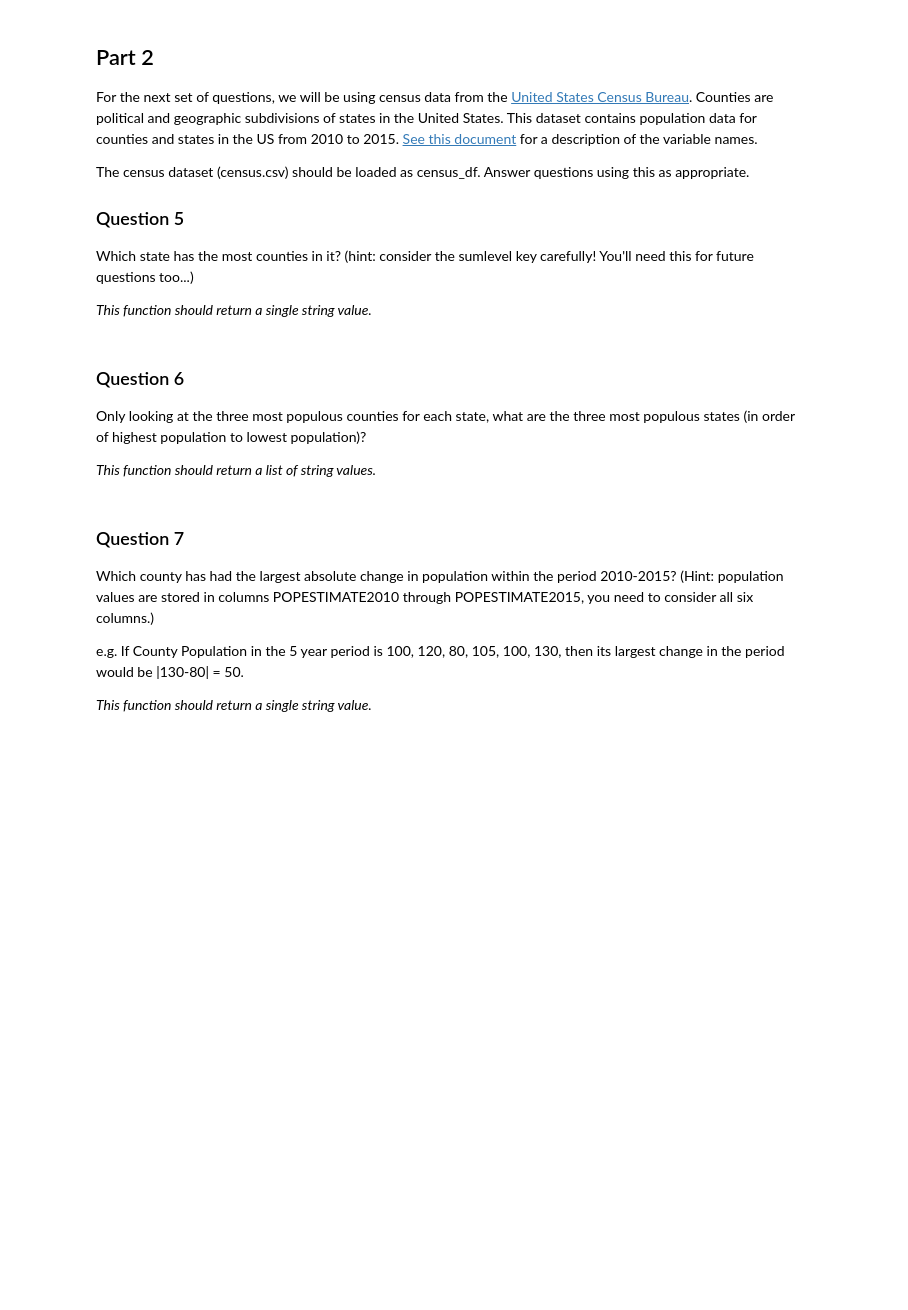
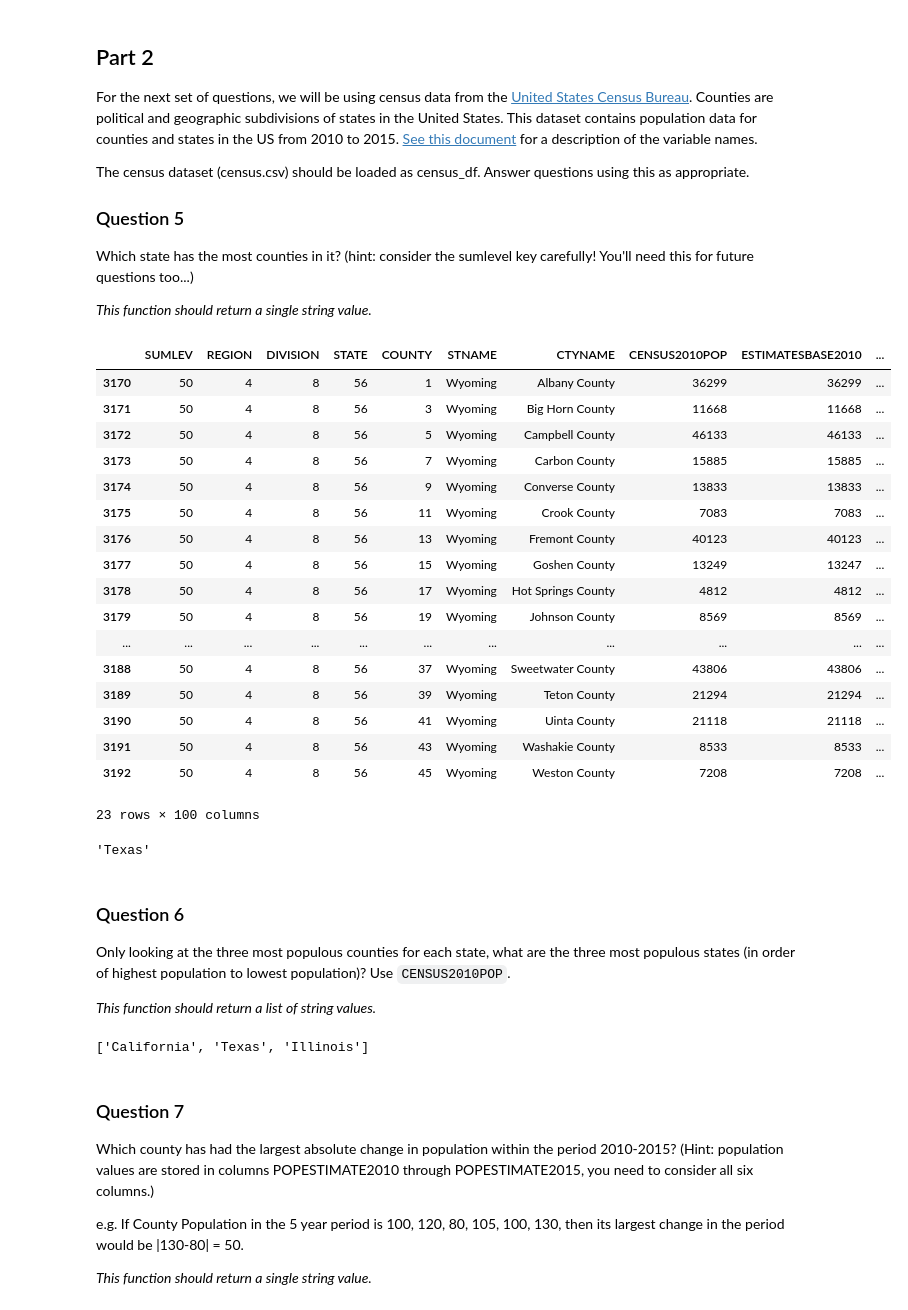
Before and after one commit to jonchang03/IntroDataSciencePython, a Jupyter notebook: Assignment 2.ipynb, the cells around one changed output. Cells and saved outputs as stored; diff of their text form; code cells hidden in the pictures; blank space fills up the shorter version.

```diff
--- a/Assignment 2.ipynb
+++ b/Assignment 2.ipynb
@@ -144,4 +154,23 @@ Which state has the most counties in it? (hint: consider the sumlevel key carefu
 *This function should return a single string value.*
 # %%
 census_df = pd.read_csv('census.csv')
-census_df.head()
+census_df[3170:]
+# %% [output]
+|  | SUMLEV | REGION | DIVISION | STATE | COUNTY | STNAME | CTYNAME | CENSUS2010POP | ESTIMATESBASE2010 | ... |
+| 3170 | 50 | 4 | 8 | 56 | 1 | Wyoming | Albany County | 36299 | 36299 | ... |
+| 3171 | 50 | 4 | 8 | 56 | 3 | Wyoming | Big Horn County | 11668 | 11668 | ... |
+| 3172 | 50 | 4 | 8 | 56 | 5 | Wyoming | Campbell County | 46133 | 46133 | ... |
+| 3173 | 50 | 4 | 8 | 56 | 7 | Wyoming | Carbon County | 15885 | 15885 | ... |
+| 3174 | 50 | 4 | 8 | 56 | 9 | Wyoming | Converse County | 13833 | 13833 | ... |
+| 3175 | 50 | 4 | 8 | 56 | 11 | Wyoming | Crook County | 7083 | 7083 | ... |
+| 3176 | 50 | 4 | 8 | 56 | 13 | Wyoming | Fremont County | 40123 | 40123 | ... |
+| 3177 | 50 | 4 | 8 | 56 | 15 | Wyoming | Goshen County | 13249 | 13247 | ... |
+| 3178 | 50 | 4 | 8 | 56 | 17 | Wyoming | Hot Springs County | 4812 | 4812 | ... |
+| 3179 | 50 | 4 | 8 | 56 | 19 | Wyoming | Johnson County | 8569 | 8569 | ... |
+| ... | ... | ... | ... | ... | ... | ... | ... | ... | ... | ... |
+| 3188 | 50 | 4 | 8 | 56 | 37 | Wyoming | Sweetwater County | 43806 | 43806 | ... |
+| 3189 | 50 | 4 | 8 | 56 | 39 | Wyoming | Teton County | 21294 | 21294 | ... |
+| 3190 | 50 | 4 | 8 | 56 | 41 | Wyoming | Uinta County | 21118 | 21118 | ... |
+| 3191 | 50 | 4 | 8 | 56 | 43 | Wyoming | Washakie County | 8533 | 8533 | ... |
+| 3192 | 50 | 4 | 8 | 56 | 45 | Wyoming | Weston County | 7208 | 7208 | ... |
+23 rows × 100 columns
@@ -151,5 +177,14 @@ def answer_five():
+# %%
+def answer_five():
+    state_series = pd.Series(census_df['STNAME']) # create a series with the STNAME column
+    # use value_counts() which returns an object containing counts of unique values
+    # this object is sorted in descending order, so take the first index
+    return state_series.value_counts().index[0]
+answer_five()
+# %% [output]
+'Texas'
 # %% [markdown]
 ### Question 6
-Only looking at the three most populous counties for each state, what are the three most populous states (in order of highest population to lowest population)?
+Only looking at the three most populous counties for each state, what are the three most populous states (in order of highest population to lowest population)? Use `CENSUS2010POP`.
 
 *This function should return a list of string values.*
@@ -159,3 +191,15 @@ def answer_six():
+# %%
+def answer_six():
+    census_df = pd.read_csv('census.csv')
+    census_df = census_df[census_df['SUMLEV'] == 50]
+    columns_to_keep = ['STNAME', 'CTYNAME', 'POPESTIMATE2010',]
+    census_df = census_df[columns_to_keep]
+    #census_df = census_df.set_index(['STNAME', 'CTYNAME'])
+    pop_state = census_df.groupby('STNAME')['POPESTIMATE2010'].apply(lambda grp: grp.nlargest(3).sum()) #http://stackoverflow.com/questions/40390634/pandas-groupby-nlargest-sum
+    return list(pop_state.nlargest(3).index)
+answer_six()
+# %% [output]
+['California', 'Texas', 'Illinois']
 # %% [markdown]
 ### Question 7
 Which county has had the largest absolute change in population within the period 2010-2015? (Hint: population values are stored in columns POPESTIMATE2010 through POPESTIMATE2015, you need to consider all six columns.)
```
Also changed, not shown: parts of 14 cells of this notebook.
